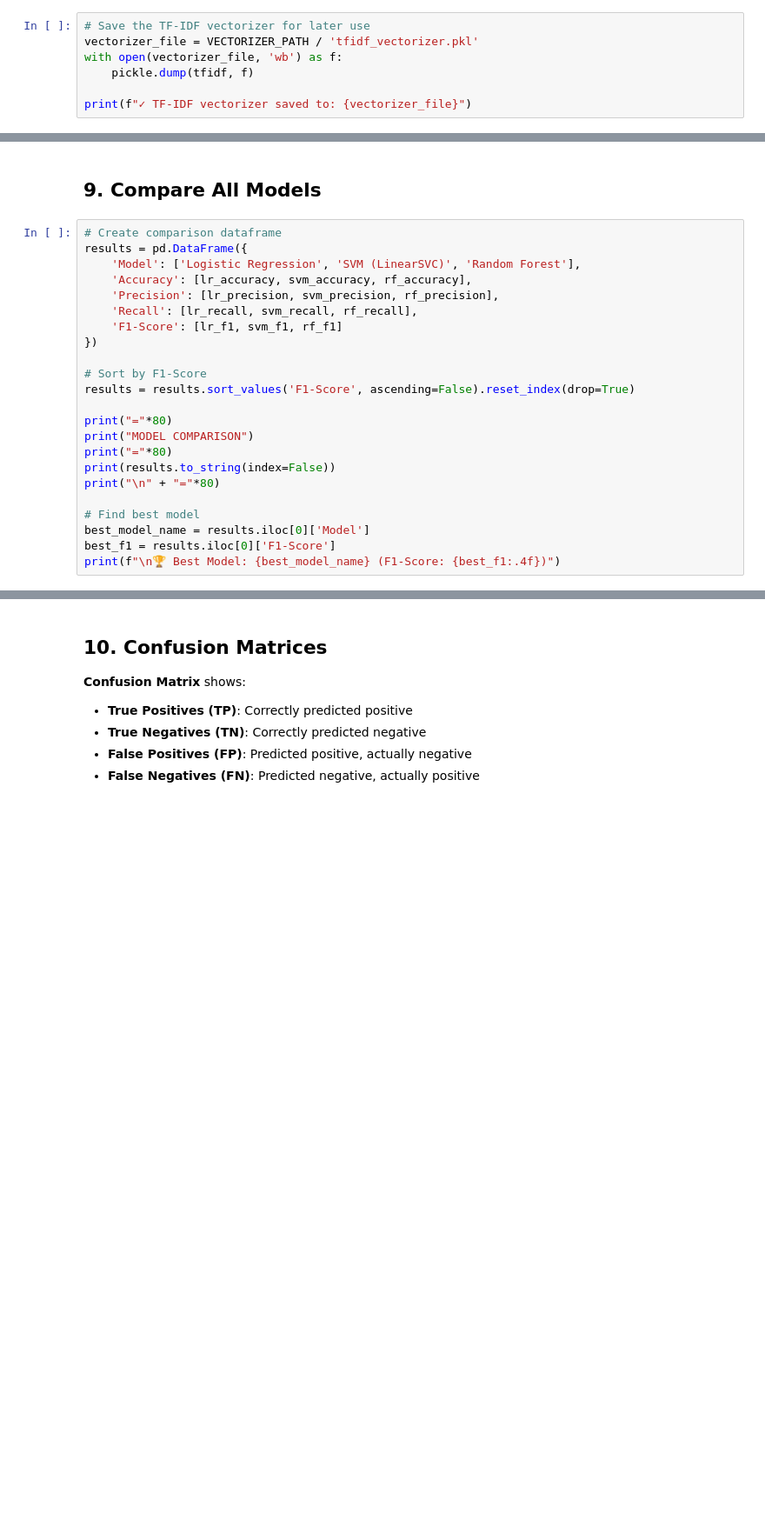
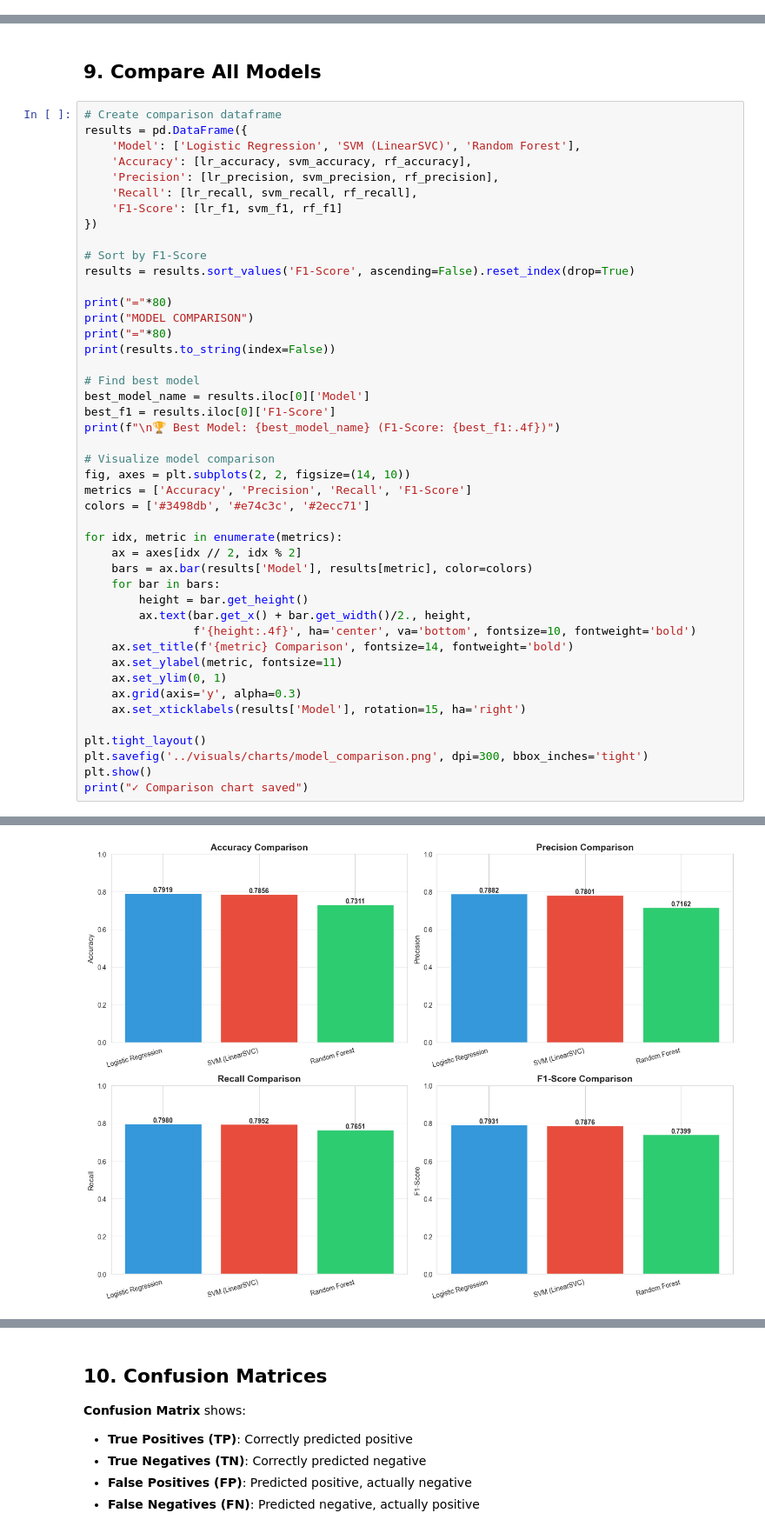
Before and after one commit to Ismailbak/Analyse-automatique-des-sentiments, a Jupyter notebook: notebooks/02_ml_models_baselines.ipynb, the cells around one changed output, grey strips where cells are left out. Shown at 87% size. Saved outputs shown, nothing was run; the diff lists cells and outputs as text; blank space fills up the shorter version.

Commit message:
Updated notebooks: cleaned NB01, NB02, NB03 + added ML/DL model results and visualizations

```diff
--- a/notebooks/02_ml_models_baselines.ipynb
+++ b/notebooks/02_ml_models_baselines.ipynb
@@ -173,7 +178,0 @@ Vocabulary size: 10000 words
-# %%
-# Save the TF-IDF vectorizer for later use
-vectorizer_file = VECTORIZER_PATH / 'tfidf_vectorizer.pkl'
-with open(vectorizer_file, 'wb') as f:
-    pickle.dump(tfidf, f)
-
-print(f"✓ TF-IDF vectorizer saved to: {vectorizer_file}")
@@ -396,9 +331,32 @@ print("="*80)
 print("MODEL COMPARISON")
 print("="*80)
 print(results.to_string(index=False))
-print("\n" + "="*80)
 
 # Find best model
 best_model_name = results.iloc[0]['Model']
 best_f1 = results.iloc[0]['F1-Score']
 print(f"\n🏆 Best Model: {best_model_name} (F1-Score: {best_f1:.4f})")
+
+# Visualize model comparison
+fig, axes = plt.subplots(2, 2, figsize=(14, 10))
+metrics = ['Accuracy', 'Precision', 'Recall', 'F1-Score']
+colors = ['#3498db', '#e74c3c', '#2ecc71']
+
+for idx, metric in enumerate(metrics):
+    ax = axes[idx // 2, idx % 2]
+    bars = ax.bar(results['Model'], results[metric], color=colors)
+    for bar in bars:
+        height = bar.get_height()
+        ax.text(bar.get_x() + bar.get_width()/2., height,
+                f'{height:.4f}', ha='center', va='bottom', fontsize=10, fontweight='bold')
+    ax.set_title(f'{metric} Comparison', fontsize=14, fontweight='bold')
+    ax.set_ylabel(metric, fontsize=11)
+    ax.set_ylim(0, 1)
+    ax.grid(axis='y', alpha=0.3)
+    ax.set_xticklabels(results['Model'], rotation=15, ha='right')
+
+plt.tight_layout()
+plt.savefig('../visuals/charts/model_comparison.png', dpi=300, bbox_inches='tight')
+plt.show()
+print("✓ Comparison chart saved")
+# %% [output]
@@ -404,0 +372 @@ print(f"\n🏆 Best Model: {best_model_name} (F1-Score: {best_f1:.4f})")
+[figure, added]
```
Also changed, not shown: parts of 17 cells of this notebook, 7 other files.
